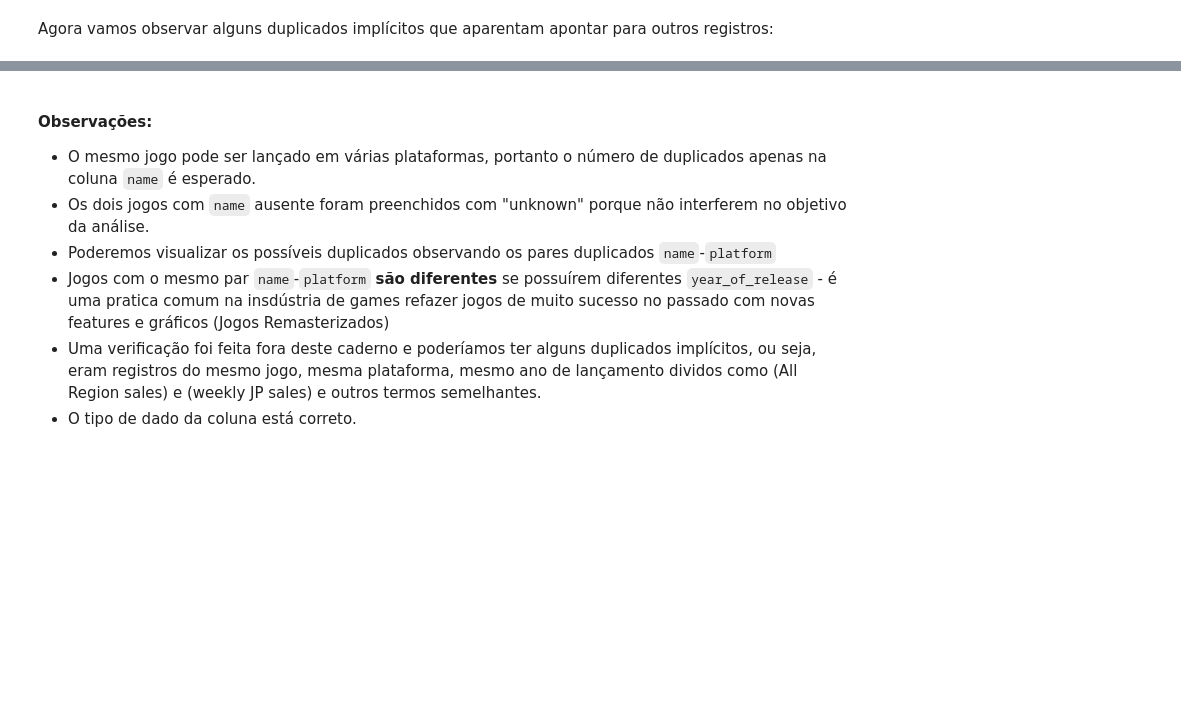
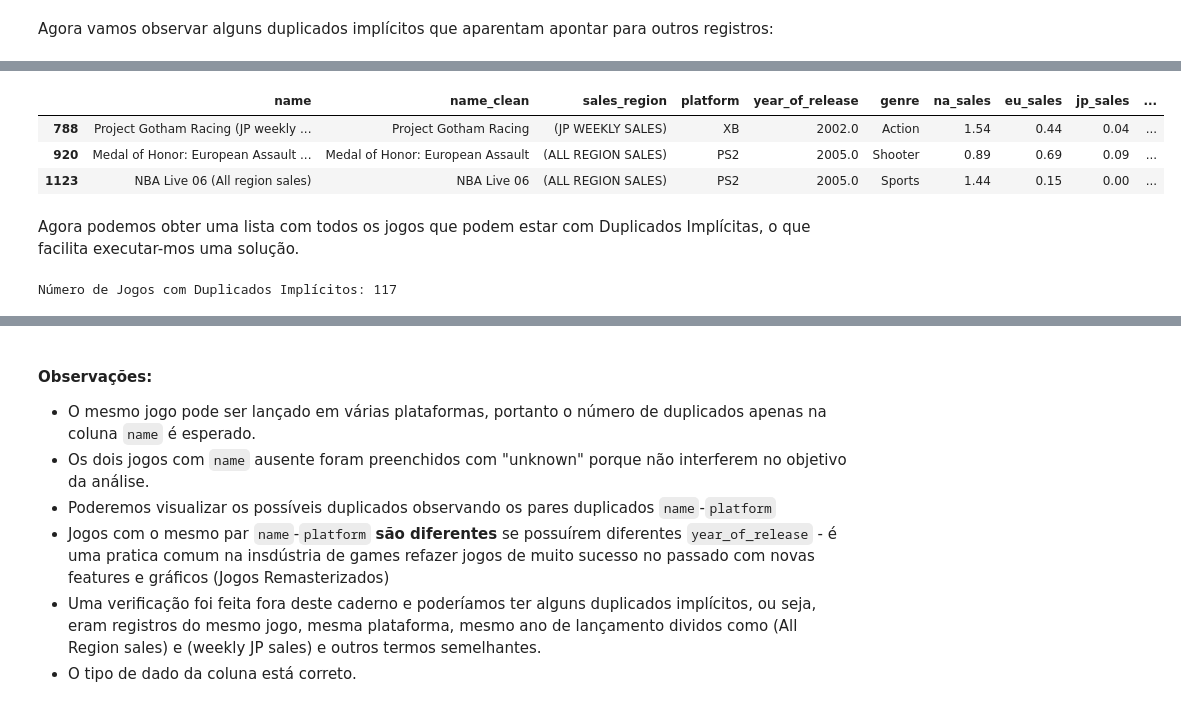
Before and after one commit to JLMB2015/games-analysis, a Jupyter notebook: project.ipynb, the cells around one changed output, grey strips where cells are left out. Drawn from its saved outputs; the diff is of its cells as text; code cells hidden in the pictures; blank space fills up the shorter version.

```diff
--- a/project.ipynb
+++ b/project.ipynb
@@ -410,0 +554,21 @@ vamos criar uma função auxiliar para separar todos os `name` em uma tupla com
+# %%
+# Criando novas colunas e re-ordenando o DataFrame
+df_implicits[['name_clean', 'sales_region']] = df_implicits['name'].apply(lambda x: pd.Series(separate_name(x)))
+new_order = ['name','name_clean','sales_region','platform','year_of_release','genre','na_sales','eu_sales','jp_sales','other_sales','critic_score','user_score','rating']
+df_implicits = df_implicits[new_order]
+#Transformando a coluna "sales_region" em maiúsculas para facilitar comparações
+df_implicits["sales_region"] = df_implicits["sales_region"].str.upper()
+
+df_implicits.head(3)
+# %% [output]
+|  | name | name_clean | sales_region | platform | year_of_release | genre | na_sales | eu_sales | jp_sales | ... |
+| 788 | Project Gotham Racing (JP weekly ... | Project Gotham Racing | (JP WEEKLY SALES) | XB | 2002.0 | Action | 1.54 | 0.44 | 0.04 | ... |
+| 920 | Medal of Honor: European Assault ... | Medal of Honor: European Assault | (ALL REGION SALES) | PS2 | 2005.0 | Shooter | 0.89 | 0.69 | 0.09 | ... |
+| 1123 | NBA Live 06 (All region sales) | NBA Live 06 | (ALL REGION SALES) | PS2 | 2005.0 | Sports | 1.44 | 0.15 | 0.00 | ... |
+# %% [markdown]
+Agora podemos obter uma lista com todos os jogos que podem estar com Duplicados Implícitas, o que facilita executar-mos uma solução.
+# %%
+implicits_list = list(df_implicits["name_clean"].unique())
+print(f"Número de Jogos com Duplicados Implícitos: {len(implicits_list)}")
+# %% [output]
+Número de Jogos com Duplicados Implícitos: 117
```
Also changed, not shown: parts of 40 cells of this notebook.
